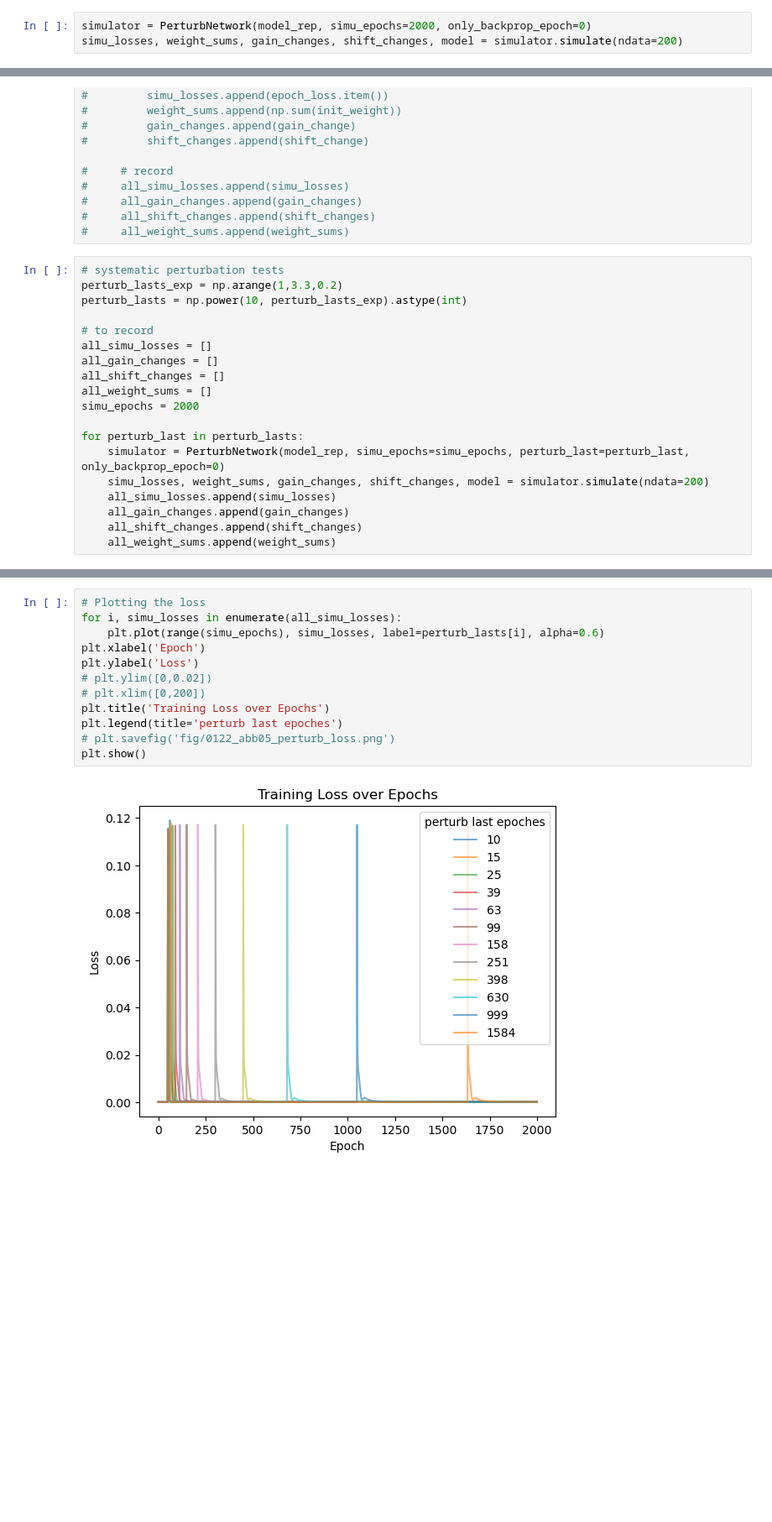
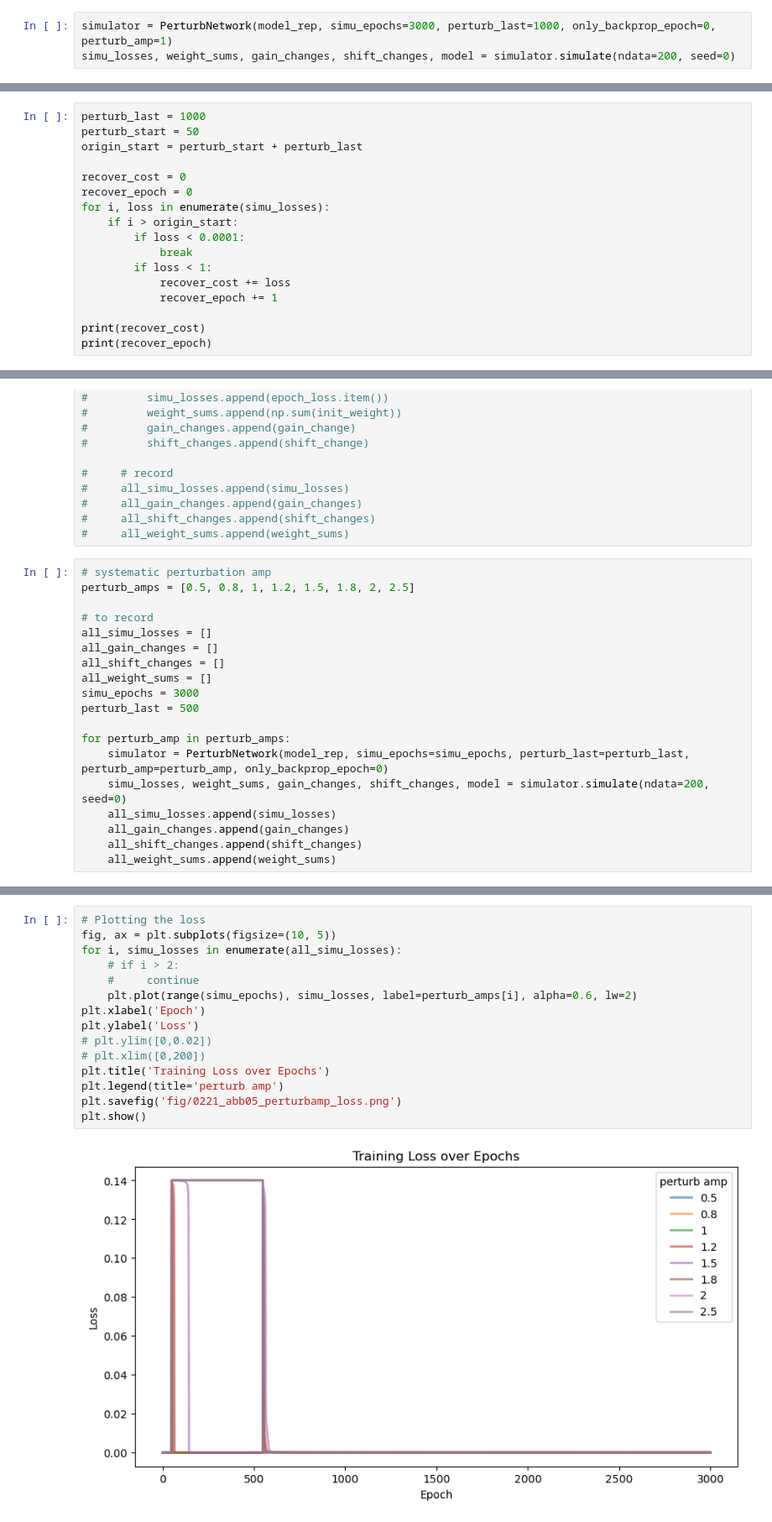
Before and after one commit to BeiGeJin/FBRNN, a Jupyter notebook: baseline_abb05/anaylsis_abb05_perturb.ipynb, the cells around one changed output, grey strips where cells are left out. Shown at 84% size. Saved outputs shown, nothing was run; the diff lists cells and outputs as text; blank space fills up the shorter version.

```diff
--- a/baseline_abb05/anaylsis_abb05_perturb.ipynb
+++ b/baseline_abb05/anaylsis_abb05_perturb.ipynb
@@ -265,6 +272,6 @@ class PerturbNetwork():
 # %% [markdown]
 ### Perturbation 500 Epochs
 # %%
-simulator = PerturbNetwork(model_rep, simu_epochs=2000, only_backprop_epoch=0)
-simu_losses, weight_sums, gain_changes, shift_changes, model = simulator.simulate(ndata=200)
+simulator = PerturbNetwork(model_rep, simu_epochs=3000, perturb_last=1000, only_backprop_epoch=0, perturb_amp=1)
+simu_losses, weight_sums, gain_changes, shift_changes, model = simulator.simulate(ndata=200, seed=0)
 # %% [output]
@@ -552,3 +550,20 @@ plt.legend()
 # %% [output]
 <matplotlib.legend.Legend at 0x...>
 [figure]
+# %%
+perturb_last = 1000
+perturb_start = 50
+origin_start = perturb_start + perturb_last
+
+recover_cost = 0
+recover_epoch = 0
+for i, loss in enumerate(simu_losses):
+    if i > origin_start:
+        if loss < 0.0001:
+            break
+        if loss < 1:
+            recover_cost += loss
+            recover_epoch += 1
+
+print(recover_cost)
+print(recover_epoch)
@@ -723,20 +741,20 @@ plt.legend()
 #     all_shift_changes.append(shift_changes)
 #     all_weight_sums.append(weight_sums)
 # %%
-# systematic perturbation tests
-perturb_lasts_exp = np.arange(1,3.3,0.2)
-perturb_lasts = np.power(10, perturb_lasts_exp).astype(int)
+# systematic perturbation amp
+perturb_amps = [0.5, 0.8, 1, 1.2, 1.5, 1.8, 2, 2.5]
 
 # to record
 all_simu_losses = []
 all_gain_changes = []
 all_shift_changes = []
 all_weight_sums = []
-simu_epochs = 2000
+simu_epochs = 3000
+perturb_last = 500
 
-for perturb_last in perturb_lasts:
-    simulator = PerturbNetwork(model_rep, simu_epochs=simu_epochs, perturb_last=perturb_last, only_backprop_epoch=0)
-    simu_losses, weight_sums, gain_changes, shift_changes, model = simulator.simulate(ndata=200)
+for perturb_amp in perturb_amps:
+    simulator = PerturbNetwork(model_rep, simu_epochs=simu_epochs, perturb_last=perturb_last, perturb_amp=perturb_amp, only_backprop_epoch=0)
+    simu_losses, weight_sums, gain_changes, shift_changes, model = simulator.simulate(ndata=200, seed=0)
     all_simu_losses.append(simu_losses)
     all_gain_changes.append(gain_changes)
     all_shift_changes.append(shift_changes)
@@ -949,17 +899,20 @@ Epoch: 1990, Loss: 8.79887375049293e-05
 # %%
 # Plotting the loss
+fig, ax = plt.subplots(figsize=(10, 5))
 for i, simu_losses in enumerate(all_simu_losses):
-    plt.plot(range(simu_epochs), simu_losses, label=perturb_lasts[i], alpha=0.6)
+    # if i > 2:
+    #     continue
+    plt.plot(range(simu_epochs), simu_losses, label=perturb_amps[i], alpha=0.6, lw=2)
 plt.xlabel('Epoch')
 plt.ylabel('Loss')
 # plt.ylim([0,0.02])
 # plt.xlim([0,200])
 plt.title('Training Loss over Epochs')
-plt.legend(title='perturb last epoches')
-# plt.savefig('fig/0122_abb05_perturb_loss.png')
+plt.legend(title='perturb amp')
+plt.savefig('fig/0221_abb05_perturbamp_loss.png')
 plt.show()
 # %% [output]
-[figure, old version]
+[figure, new version]
 # %%
 recover_costs = []
 recover_epochs = []
```
Also changed, not shown: parts of 17 cells of this notebook, 41 other files.
